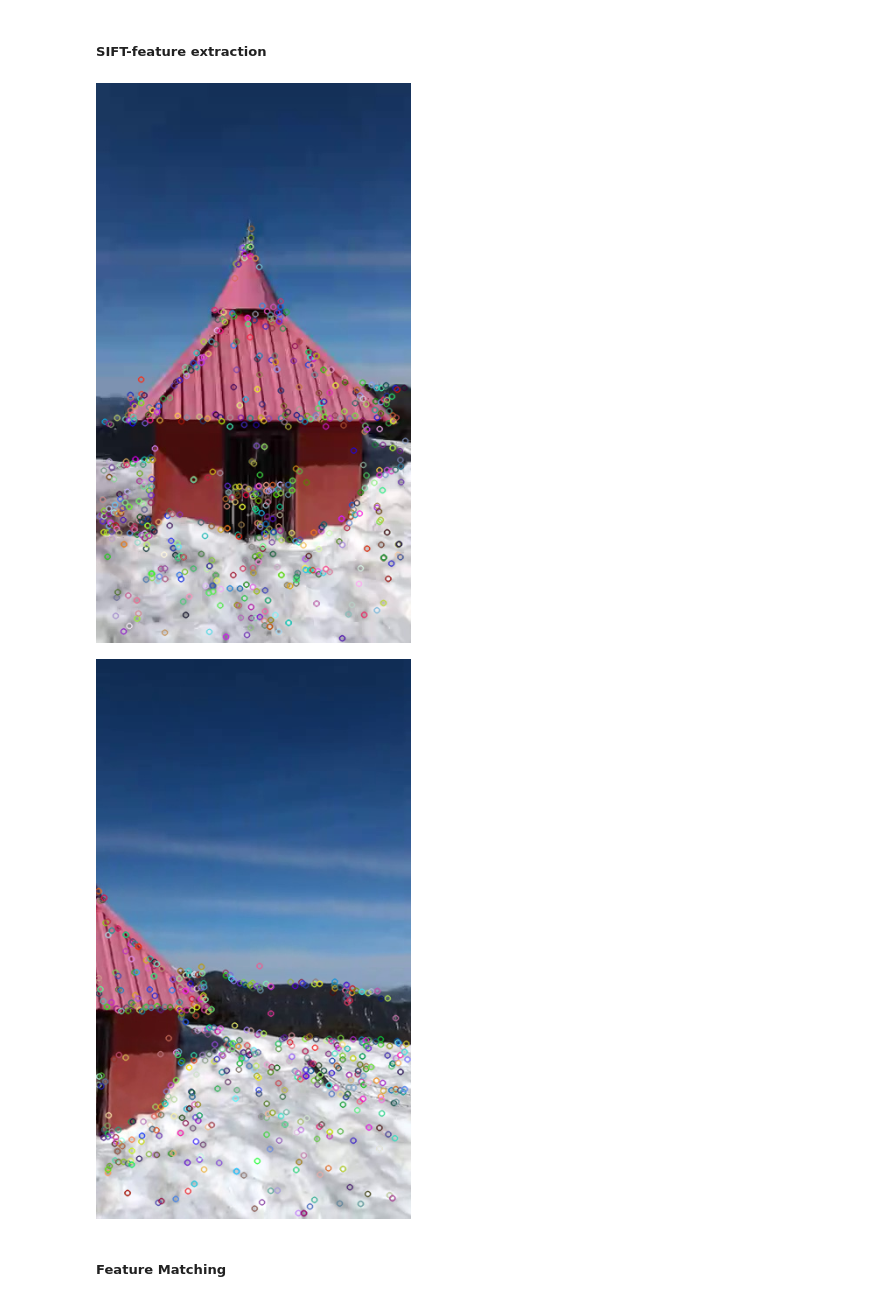
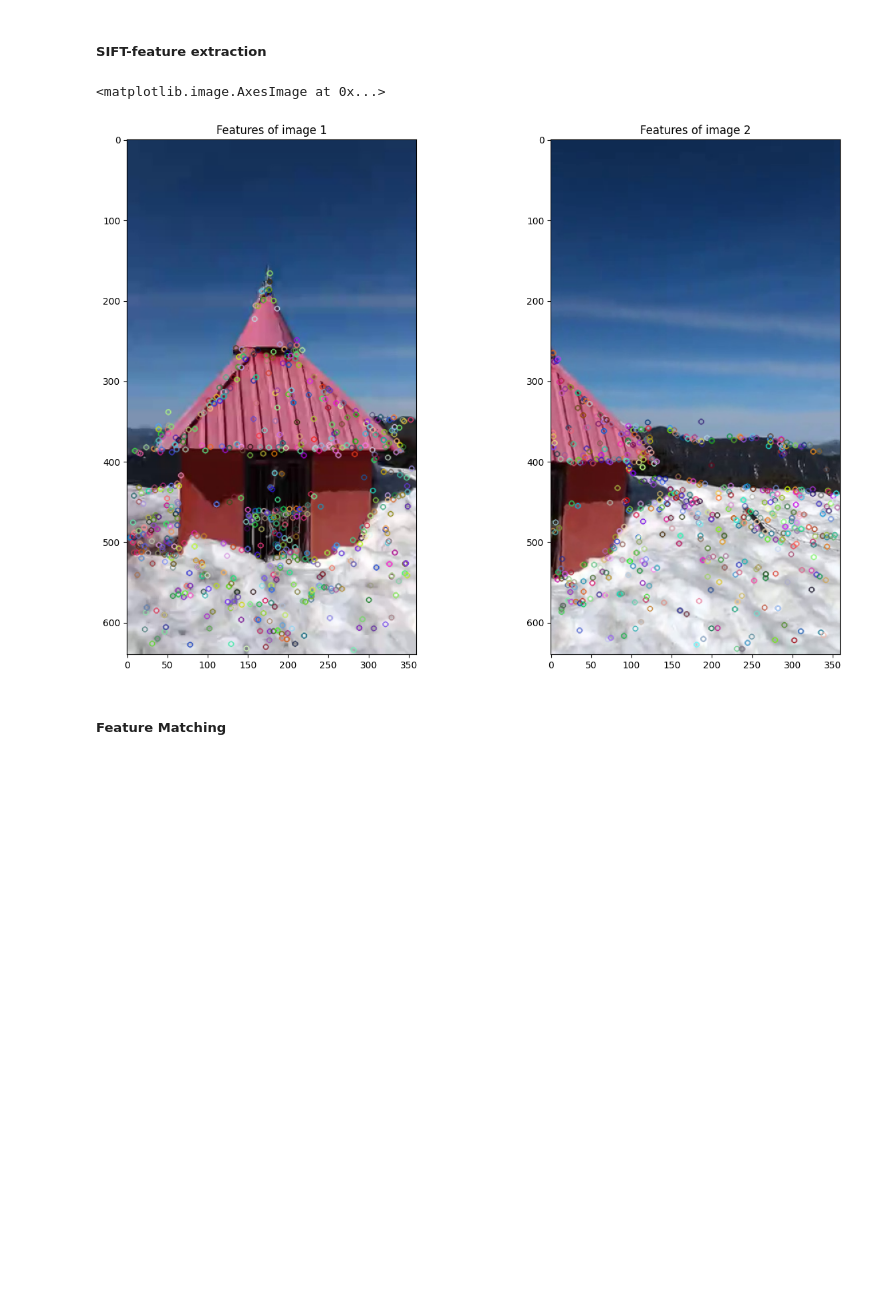
Before and after one commit to shashankkapoor/Digital_Image_Processing_EE608, a Jupyter notebook: s22022_hw4/s22022_hw4.ipynb, the cells around one changed output. Saved outputs shown, nothing was run; the diff lists cells and outputs as text; code cells hidden in the pictures; blank space fills up the shorter version.

```diff
--- a/s22022_hw4/s22022_hw4.ipynb
+++ b/s22022_hw4/s22022_hw4.ipynb
@@ -33,17 +43,23 @@ def Feature_extraction(path):
 # %%
 from google.colab.patches import cv2_imshow
 
 key,desc,image =Feature_extraction('/content/drive/MyDrive/Digital_Image_Processing_EE608/s22022_hw4/Data/frame_1.jpg')
-image= cv2.drawKeypoints(image, key, None)
-cv2_imshow(image)
+image1= cv2.drawKeypoints(image, key, None)
+# cv2_imshow(image)
 
 
 key,desc,image=Feature_extraction('/content/drive/MyDrive/Digital_Image_Processing_EE608/s22022_hw4/Data/frame_44.jpg')
-image= cv2.drawKeypoints(image, key, None)
-cv2_imshow(image)
+image2= cv2.drawKeypoints(image, key, None)
+# cv2_imshow(image)
+
+fig, ax = plt.subplots(1, 2, figsize=(15, 10),sharex=True, )
+ax[0].set_title("Features of image 1")
+ax[0].imshow(image1[:,:,::-1])
+ax[1].set_title("Features of image 2")
+ax[1].imshow(image2[:,:,::-1])
 # %% [output]
+<matplotlib.image.AxesImage at 0x...>
-[figure, old version]
+[figure, new version]
-[figure, removed]
 # %% [markdown]
 ##### Feature Matching
 # %%
```
Also changed, not shown: parts of 6 cells of this notebook.
